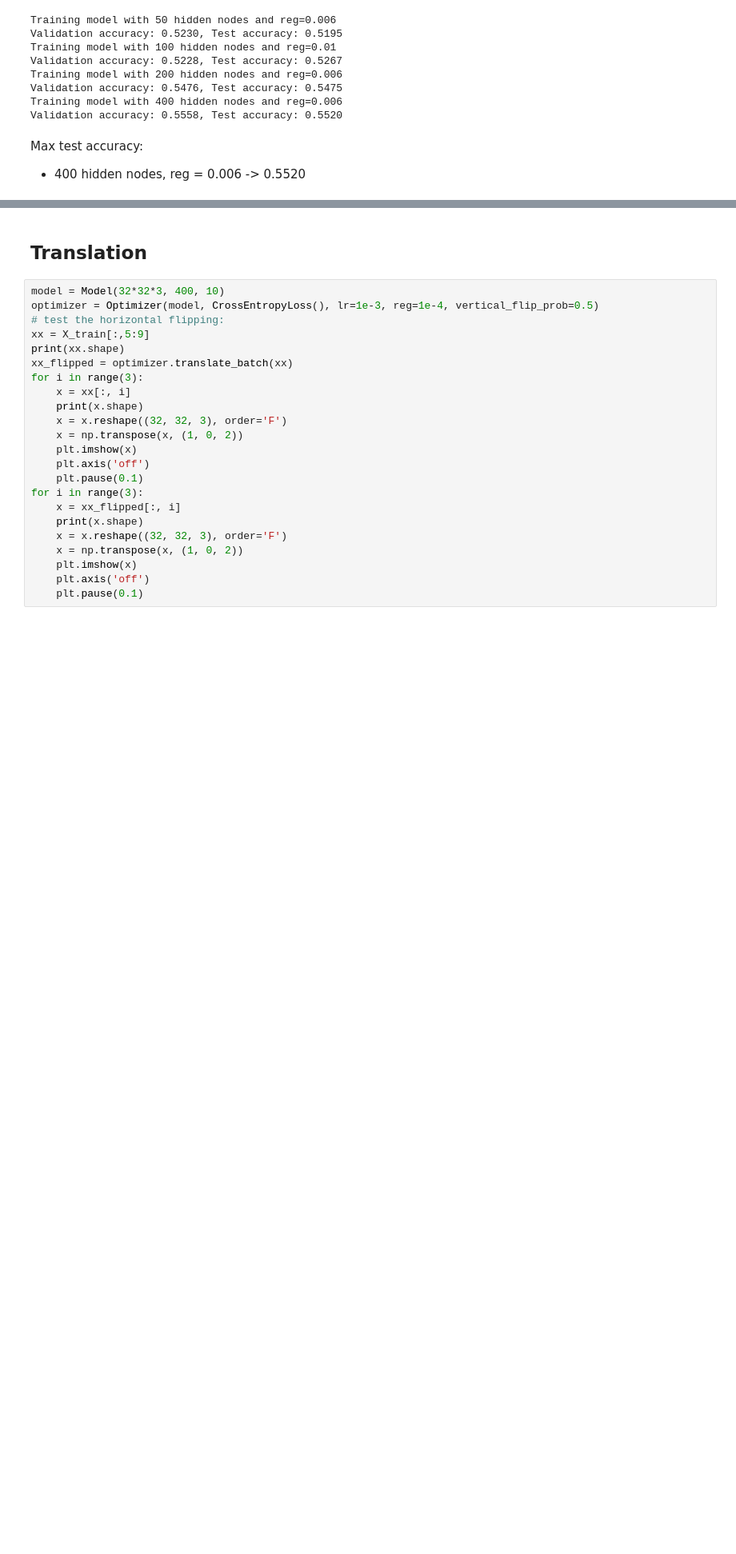
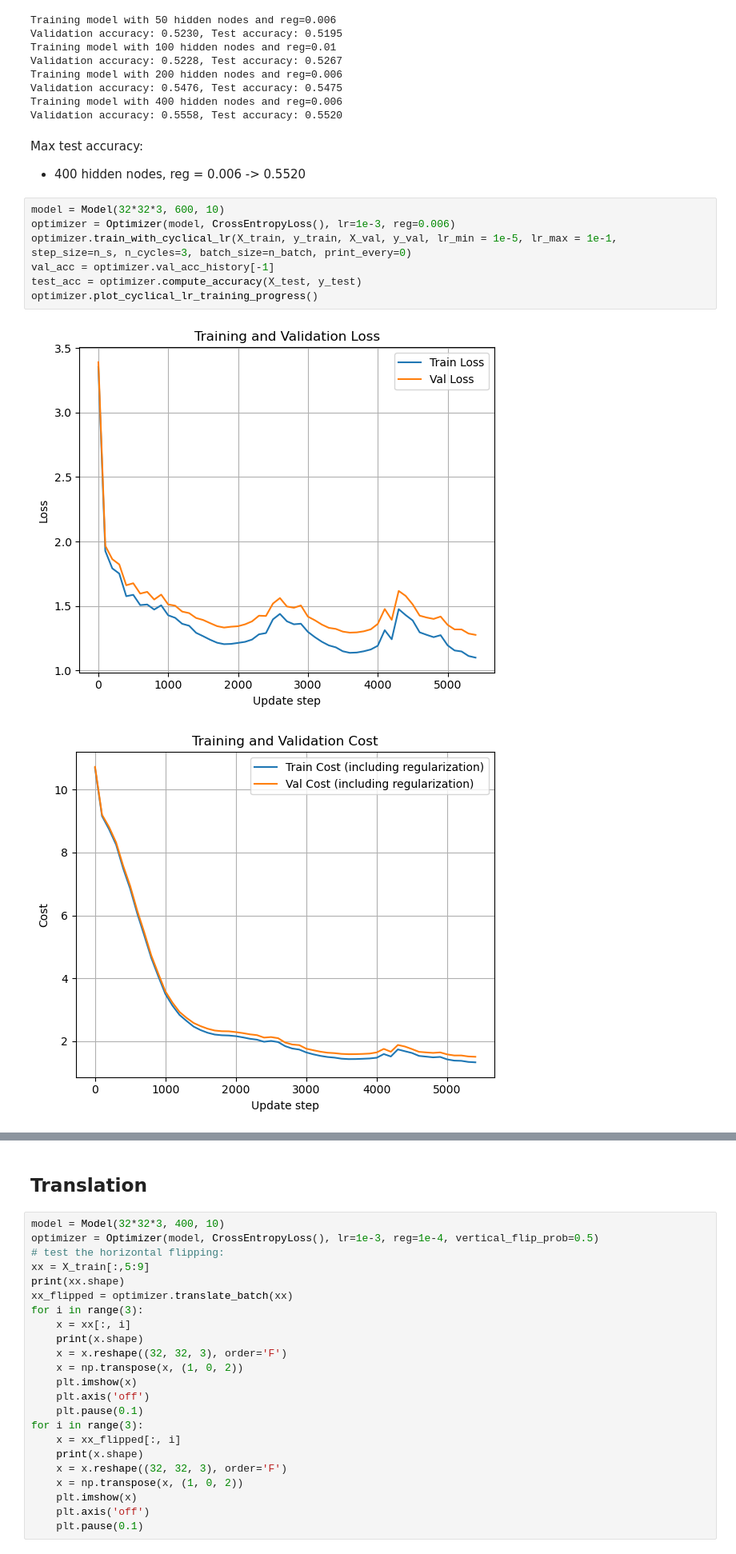
Before and after one commit to kahoujo1/DD2424-assignments, a Jupyter notebook: assignment2/src/optional.ipynb, the cells around one changed output, grey strips where cells are left out. Shown at 80% size. Drawn from its saved outputs; the diff is of its cells as text; blank space fills up the shorter version.

```diff
--- a/assignment2/src/optional.ipynb
+++ b/assignment2/src/optional.ipynb
@@ -88,3 +88,13 @@ Validation accuracy: 0.5558, Test accuracy: 0.5520
 # %% [markdown]
 Max test accuracy:
 - 400 hidden nodes, reg = 0.006 -> 0.5520
+# %%
+model = Model(32*32*3, 600, 10)
+optimizer = Optimizer(model, CrossEntropyLoss(), lr=1e-3, reg=0.006)
+optimizer.train_with_cyclical_lr(X_train, y_train, X_val, y_val, lr_min = 1e-5, lr_max = 1e-1, step_size=n_s, n_cycles=3, batch_size=n_batch, print_every=0)
+val_acc = optimizer.val_acc_history[-1]
+test_acc = optimizer.compute_accuracy(X_test, y_test)
+optimizer.plot_cyclical_lr_training_progress()
+# %% [output]
+[figure, added]
+[figure, added]
```
Also changed, not shown: parts of 2 cells of this notebook, 1 other file.
